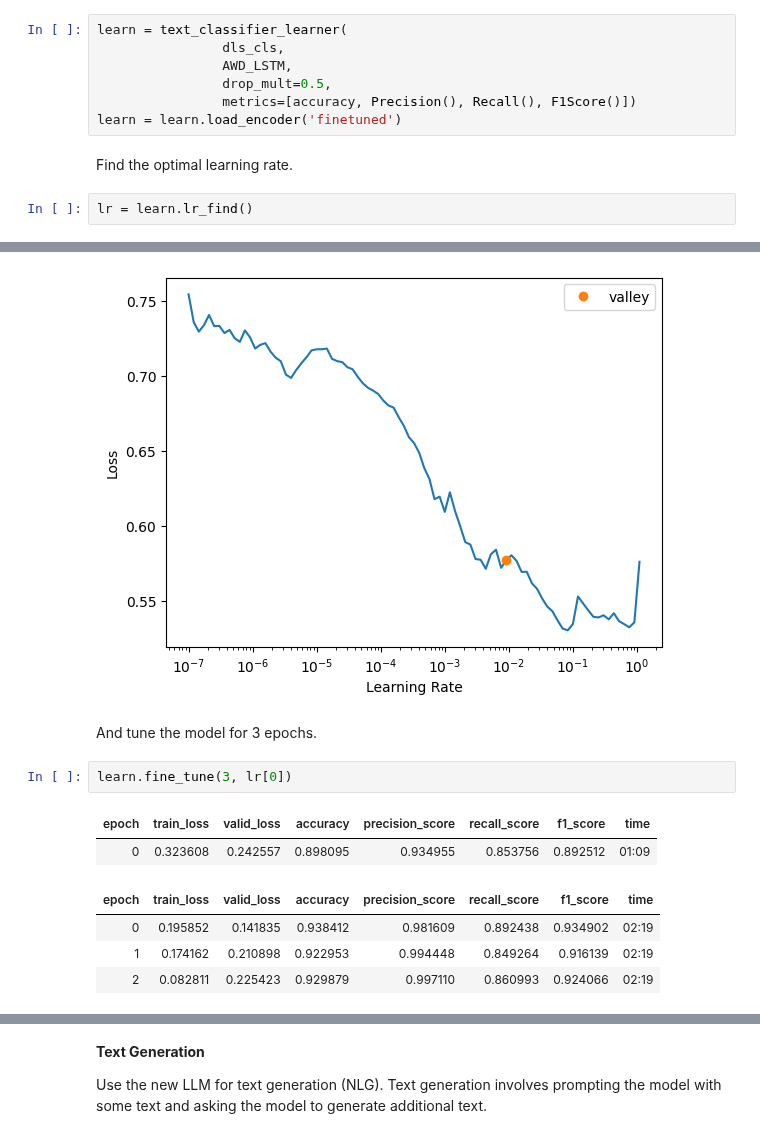
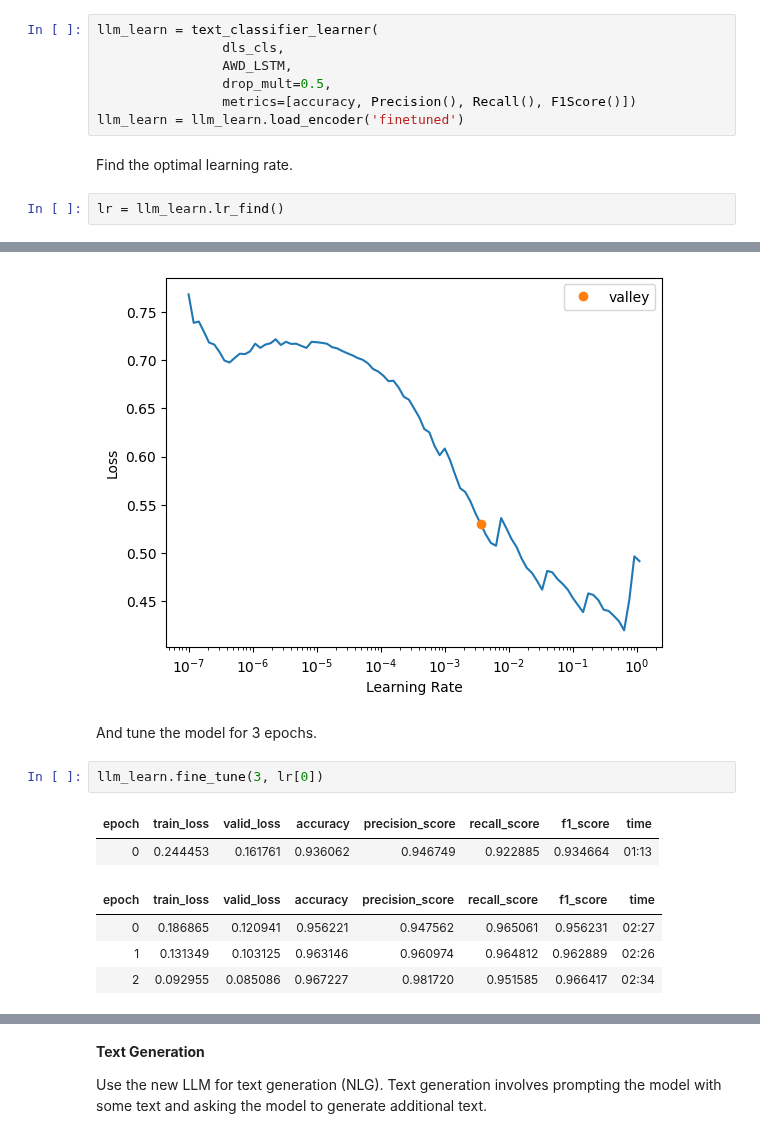
Before and after one commit to himalayahall/DATA602, a Jupyter notebook: Project.ipynb, the cells around one changed output, grey strips where cells are left out. Cells and saved outputs as stored; diff of their text form.

```diff
--- a/Project.ipynb
+++ b/Project.ipynb
@@ -438,25 +427,25 @@ Create text classification learner and use the LLM as the encoder.
 # %%
-learn = text_classifier_learner(
+llm_learn = text_classifier_learner(
                 dls_cls,
                 AWD_LSTM,
                 drop_mult=0.5,
                 metrics=[accuracy, Precision(), Recall(), F1Score()])
-learn = learn.load_encoder('finetuned')
+llm_learn = llm_learn.load_encoder('finetuned')
 # %% [markdown]
 Find the optimal learning rate.
 # %%
-lr = learn.lr_find()
+lr = llm_learn.lr_find()
 # %% [output]
 [interactive output not drawn]
-[figure, old version]
+[figure, new version]
 # %% [markdown]
 And tune the model for 3 epochs.
 # %%
-learn.fine_tune(3, lr[0])
+llm_learn.fine_tune(3, lr[0])
 # %% [output]
 | epoch | train_loss | valid_loss | accuracy | precision_score | recall_score | f1_score | time |
-| 0 | 0.323608 | 0.242557 | 0.898095 | 0.934955 | 0.853756 | 0.892512 | 01:09 |
+| 0 | 0.244453 | 0.161761 | 0.936062 | 0.946749 | 0.922885 | 0.934664 | 01:13 |
 | epoch | train_loss | valid_loss | accuracy | precision_score | recall_score | f1_score | time |
-| 0 | 0.195852 | 0.141835 | 0.938412 | 0.981609 | 0.892438 | 0.934902 | 02:19 |
-| 1 | 0.174162 | 0.210898 | 0.922953 | 0.994448 | 0.849264 | 0.916139 | 02:19 |
-| 2 | 0.082811 | 0.225423 | 0.929879 | 0.997110 | 0.860993 | 0.924066 | 02:19 |
+| 0 | 0.186865 | 0.120941 | 0.956221 | 0.947562 | 0.965061 | 0.956231 | 02:27 |
+| 1 | 0.131349 | 0.103125 | 0.963146 | 0.960974 | 0.964812 | 0.962889 | 02:26 |
+| 2 | 0.092955 | 0.085086 | 0.967227 | 0.981720 | 0.951585 | 0.966417 | 02:34 |
```
Also changed, not shown: parts of 30 cells of this notebook.
